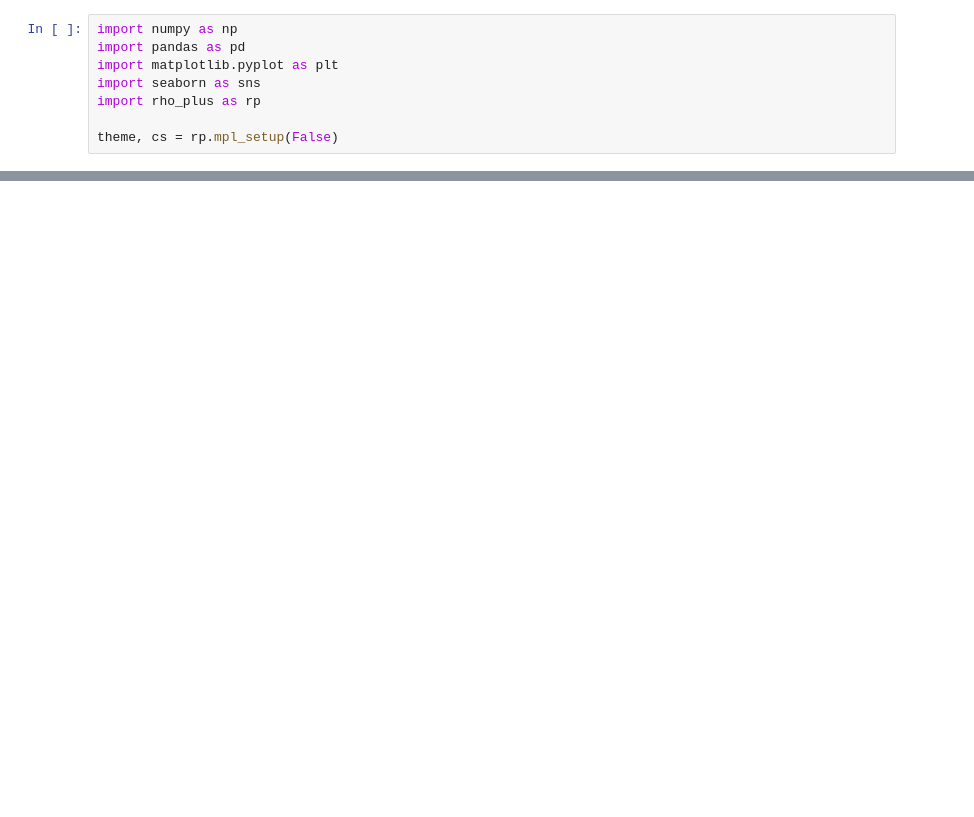
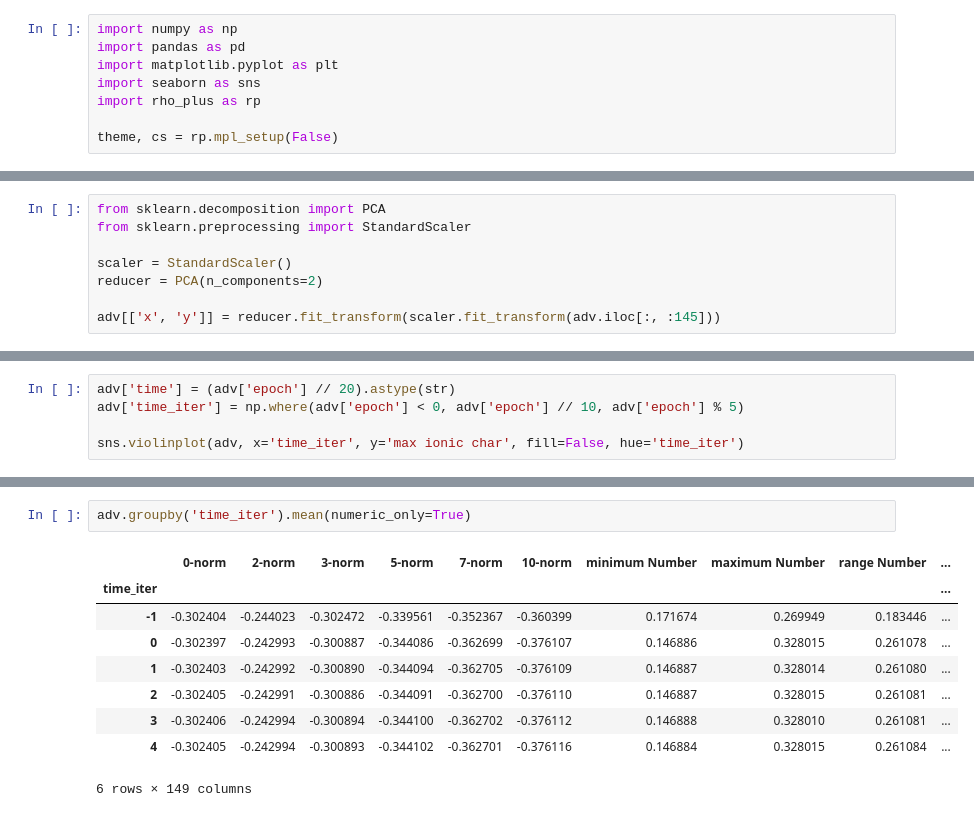
Before and after one commit to nicholas-miklaucic/ood-materials, a Jupyter notebook: log-visuals.ipynb, the cells around one changed output, grey strips where cells are left out. Saved outputs shown, nothing was run; the diff lists cells and outputs as text; blank space fills up the shorter version.

```diff
--- a/log-visuals.ipynb
+++ b/log-visuals.ipynb
@@ -50,0 +188,8 @@ Name: rsplt_ave, dtype: float64
+# %%
+from sklearn.decomposition import PCA
+from sklearn.preprocessing import StandardScaler
+
+scaler = StandardScaler()
+reducer = PCA(n_components=2)
+
+adv[['x', 'y']] = reducer.fit_transform(scaler.fit_transform(adv.iloc[:, :145]))
@@ -50,0 +222,5 @@ Name: rsplt_ave, dtype: float64
+# %%
+adv['time'] = (adv['epoch'] // 20).astype(str)
+adv['time_iter'] = np.where(adv['epoch'] < 0, adv['epoch'] // 10, adv['epoch'] % 5)
+
+sns.violinplot(adv, x='time_iter', y='max ionic char', fill=False, hue='time_iter')
@@ -50,0 +230,12 @@ Name: rsplt_ave, dtype: float64
+# %%
+adv.groupby('time_iter').mean(numeric_only=True)
+# %% [output]
+|  | 0-norm | 2-norm | 3-norm | 5-norm | 7-norm | 10-norm | minimum Number | maximum Number | range Number | ... |
+| time_iter |  |  |  |  |  |  |  |  |  | ... |
+| -1 | -0.302404 | -0.244023 | -0.302472 | -0.339561 | -0.352367 | -0.360399 | 0.171674 | 0.269949 | 0.183446 | ... |
+| 0 | -0.302397 | -0.242993 | -0.300887 | -0.344086 | -0.362699 | -0.376107 | 0.146886 | 0.328015 | 0.261078 | ... |
+| 1 | -0.302403 | -0.242992 | -0.300890 | -0.344094 | -0.362705 | -0.376109 | 0.146887 | 0.328014 | 0.261080 | ... |
+| 2 | -0.302405 | -0.242991 | -0.300886 | -0.344091 | -0.362700 | -0.376110 | 0.146887 | 0.328015 | 0.261081 | ... |
+| 3 | -0.302406 | -0.242994 | -0.300894 | -0.344100 | -0.362702 | -0.376112 | 0.146888 | 0.328010 | 0.261081 | ... |
+| 4 | -0.302405 | -0.242994 | -0.300893 | -0.344102 | -0.362701 | -0.376116 | 0.146884 | 0.328015 | 0.261084 | ... |
+6 rows × 149 columns
```
Also changed, not shown: parts of 16 cells of this notebook, 2 other files.
